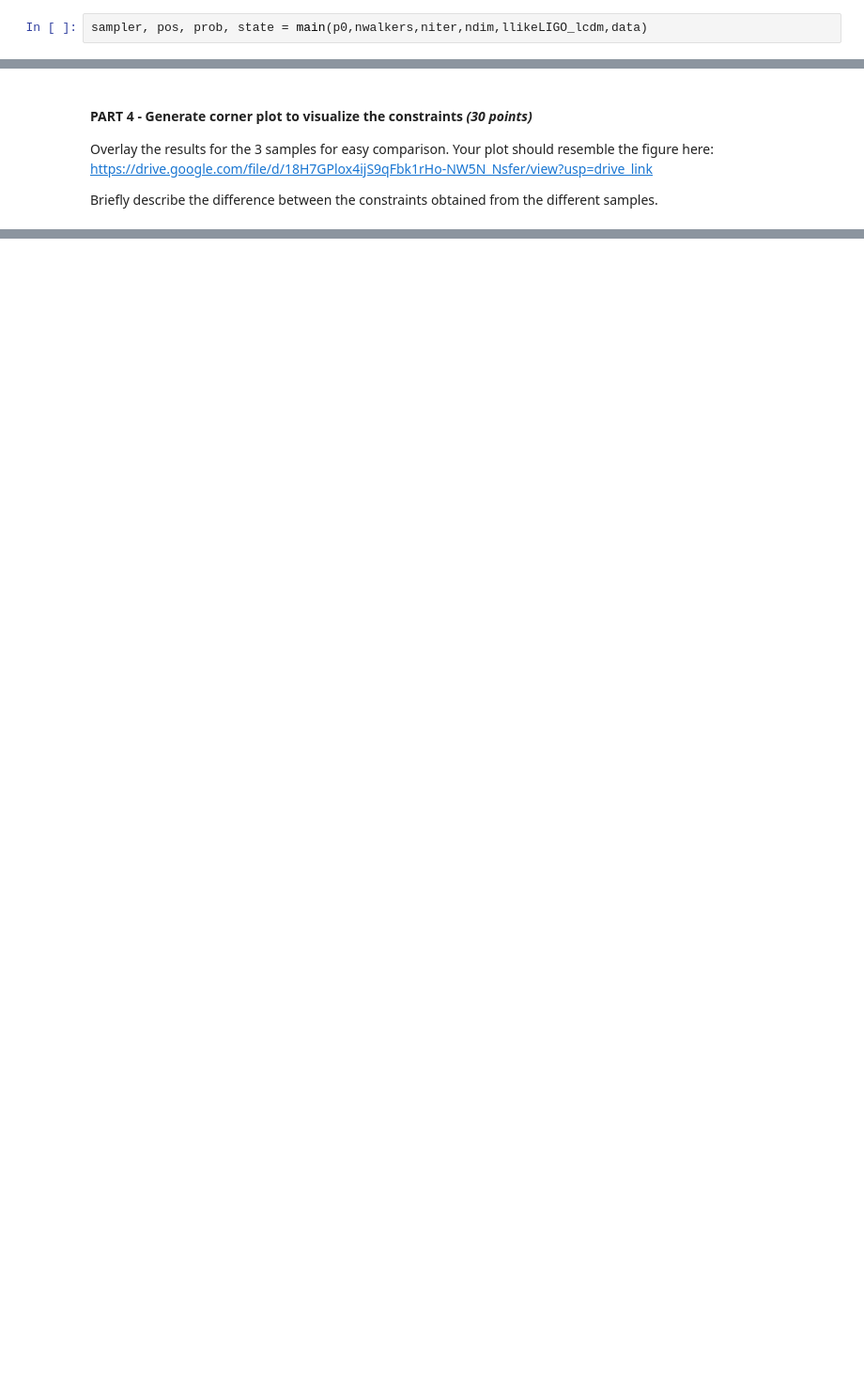
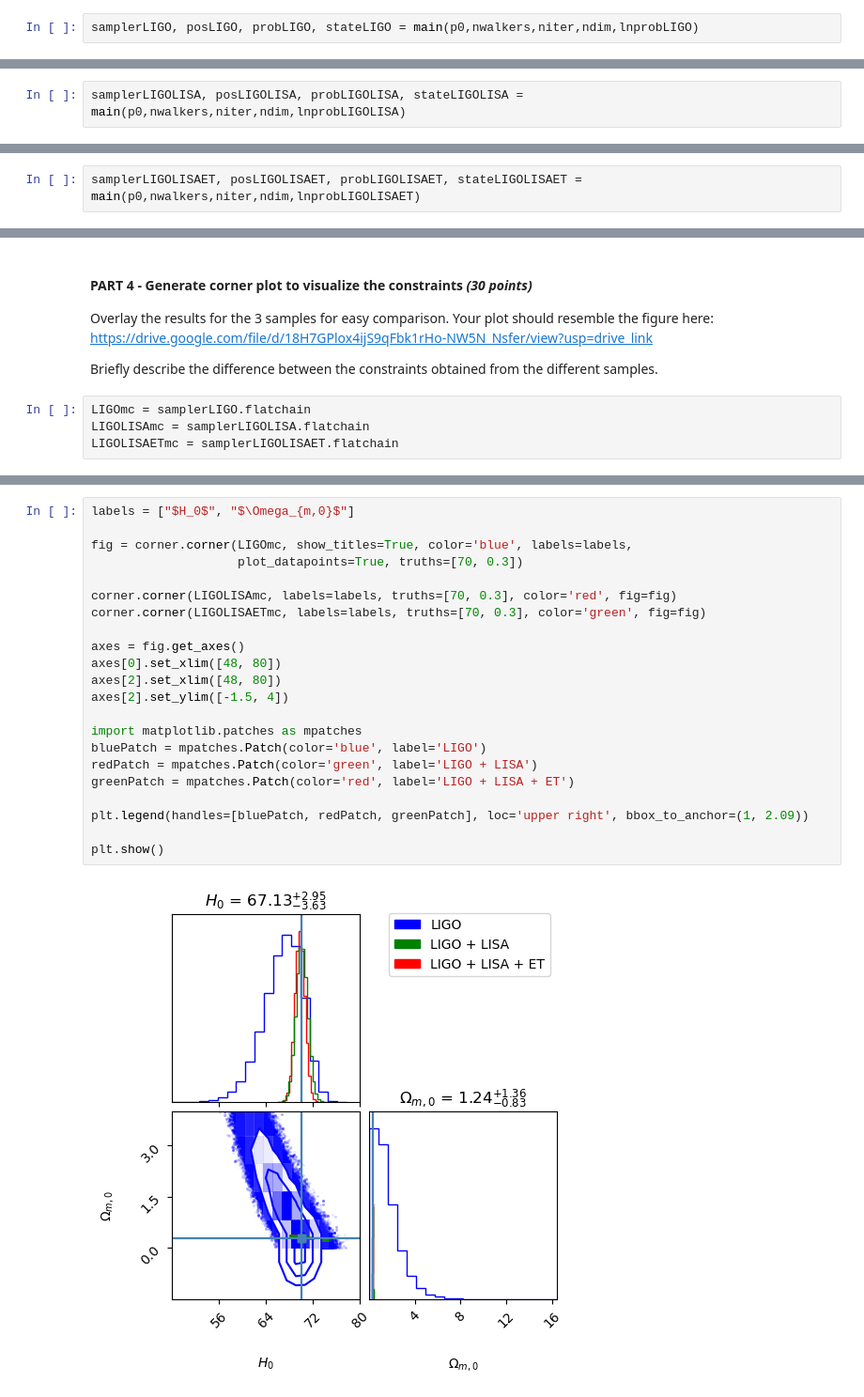
Before and after one commit to JohannJude1/Applied_Physics_157, a Jupyter notebook: Module C/AP157_lab_assignment_C2.ipynb, the cells around one changed output, grey strips where cells are left out. Shown: that part at 94% size. Drawn from its saved outputs; the diff is of its cells as text; blank space fills up the shorter version.

```diff
--- a/Module C/AP157_lab_assignment_C2.ipynb
+++ b/Module C/AP157_lab_assignment_C2.ipynb
@@ -162,6 +192,6 @@ def main(p0,nwalkers,niter,ndim,lnprob,data):
 
     return sampler, pos, prob, state
 # %%
-sampler, pos, prob, state = main(p0,nwalkers,niter,ndim,llikeLIGO_lcdm,data)
+samplerLIGO, posLIGO, probLIGO, stateLIGO = main(p0,nwalkers,niter,ndim,lnprobLIGO)
 # %% [output]
 Running burn-in...
@@ -189,0 +199,2 @@ TypeError: llikeLIGO_lcdm() takes 2 positional arguments but 4 were given
+# %%
+samplerLIGOLISA, posLIGOLISA, probLIGOLISA, stateLIGOLISA = main(p0,nwalkers,niter,ndim,lnprobLIGOLISA)
@@ -189,0 +204,2 @@ TypeError: llikeLIGO_lcdm() takes 2 positional arguments but 4 were given
+# %%
+samplerLIGOLISAET, posLIGOLISAET, probLIGOLISAET, stateLIGOLISAET = main(p0,nwalkers,niter,ndim,lnprobLIGOLISAET)
@@ -193,3 +212,7 @@ TypeError: llikeLIGO_lcdm() takes 2 positional arguments but 4 were given
 Overlay the results for the 3 samples for easy comparison. Your plot should resemble the figure here: https://drive.google.com/file/d/18H7GPlox4ijS9qFbk1rHo-NW5N_Nsfer/view?usp=drive_link
 
 Briefly describe the difference between the constraints obtained from the different samples.
+# %%
+LIGOmc = samplerLIGO.flatchain
+LIGOLISAmc = samplerLIGOLISA.flatchain
+LIGOLISAETmc = samplerLIGOLISAET.flatchain
@@ -195,0 +221,24 @@ Briefly describe the difference between the constraints obtained from the differ
+# %%
+labels = ["$H_0$", "$\Omega_{m,0}$"]
+
+fig = corner.corner(LIGOmc, show_titles=True, color='blue', labels=labels,
+                    plot_datapoints=True, truths=[70, 0.3])
+
+corner.corner(LIGOLISAmc, labels=labels, truths=[70, 0.3], color='red', fig=fig)
+corner.corner(LIGOLISAETmc, labels=labels, truths=[70, 0.3], color='green', fig=fig)
+
+axes = fig.get_axes()
+axes[0].set_xlim([48, 80])
+axes[2].set_xlim([48, 80])
+axes[2].set_ylim([-1.5, 4])
+
+import matplotlib.patches as mpatches
+bluePatch = mpatches.Patch(color='blue', label='LIGO')
+redPatch = mpatches.Patch(color='green', label='LIGO + LISA')
+greenPatch = mpatches.Patch(color='red', label='LIGO + LISA + ET')
+
+plt.legend(handles=[bluePatch, redPatch, greenPatch], loc='upper right', bbox_to_anchor=(1, 2.09))
+
+plt.show()
+# %% [output]
+[figure, added]
```
Also changed, not shown: parts of 16 cells of this notebook.
